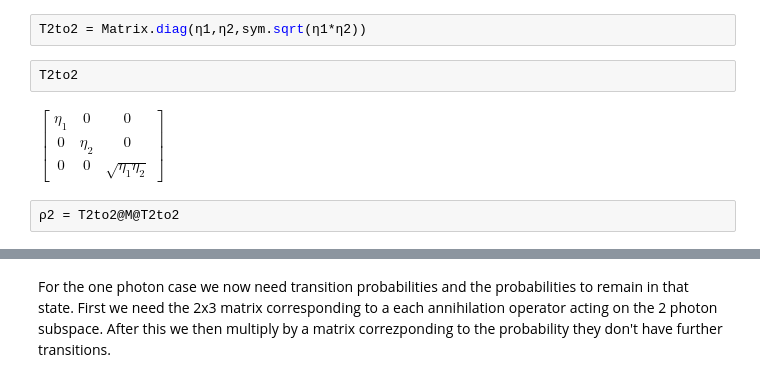
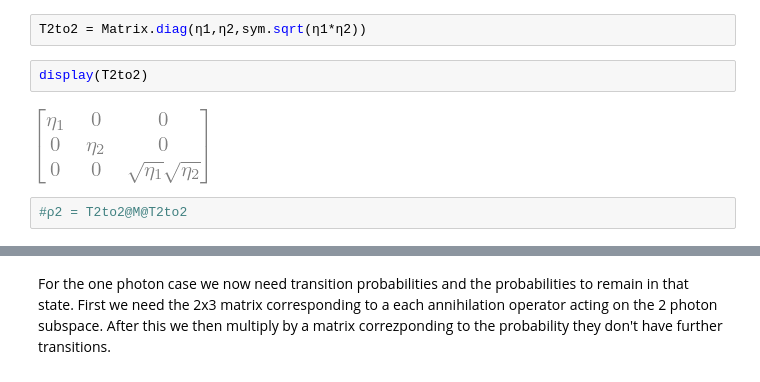
Before and after one commit to DominicDams/covert-quantum-analysis, a Jupyter notebook: notebooks/Fully symbolic simple case.ipynb, the cells around one changed output, grey strips where cells are left out. Drawn from its saved outputs; the diff is of its cells as text.

```diff
--- a/notebooks/Fully symbolic simple case.ipynb
+++ b/notebooks/Fully symbolic simple case.ipynb
@@ -56,9 +63,9 @@ For the 2 photon subspace, we multiply each coefficient of our original matrix o
 # %%
 T2to2 = Matrix.diag(η1,η2,sym.sqrt(η1*η2))
 # %%
-T2to2
+display(T2to2)
 # %% [output]
-$\displaystyle \left[\begin{matrix}\eta_{1} & 0 & 0\\0 & \eta_{2} & 0\\0 & 0 & \sqrt{\eta_{1} \eta_{2}}\end{matrix}\right]$
+[figure, added]
 # %%
-ρ2 = T2to2@M@T2to2
+#ρ2 = T2to2@M@T2to2
 # %%
```
Also changed, not shown: parts of 70 cells of this notebook, 1 other file.
